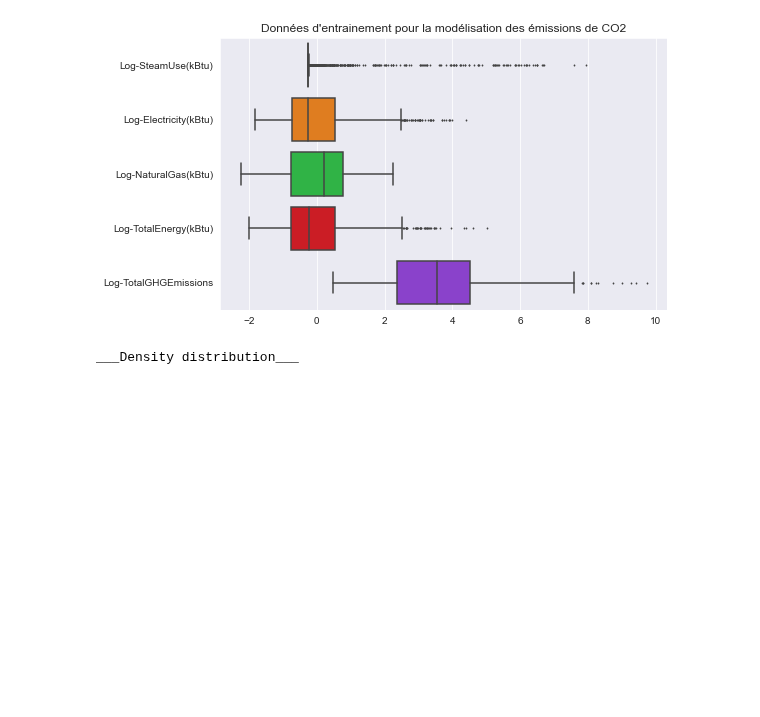
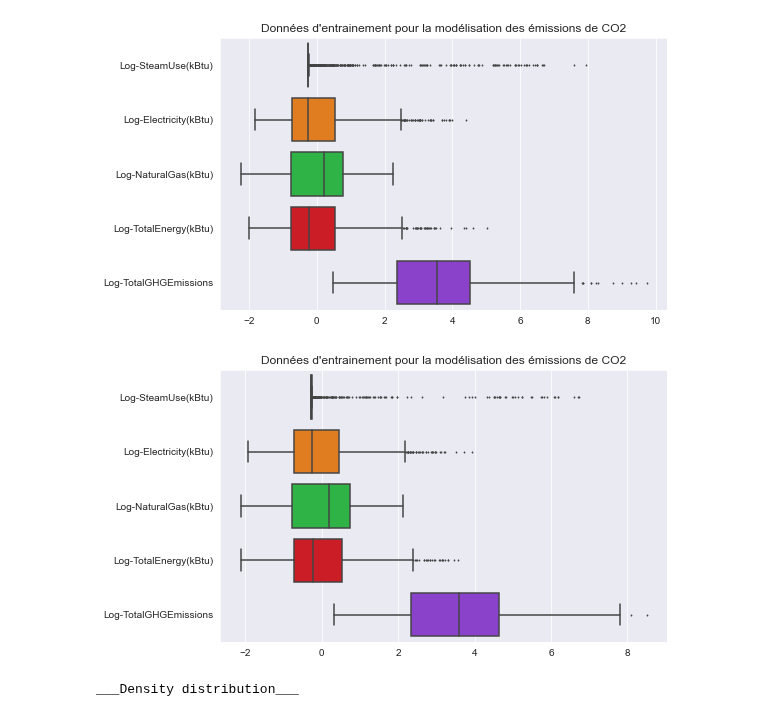
Before and after one commit to oumeima-elgharbi/P4_Data_Science_OpenClassrooms, a Jupyter notebook: TEST_Feature_Engineering_CO2.ipynb, the cells around one changed output. Cells and saved outputs as stored; diff of their text form; code cells hidden in the pictures; blank space fills up the shorter version.

```diff
--- a/test_CO2.ipynb
+++ b/TEST_Feature_Engineering_CO2.ipynb
@@ -216,6 +216,17 @@ bp.set_ylabel("")
 plt.show()
 # %% [output]
 [figure]
+# %%
+# Distribution des variables du jeu d'entrainement
+plt.figure(figsize=(8,5))
+plt.title('Données d\'entrainement pour la modélisation des émissions de CO2')
+bp = sns.boxplot(x='value', y='variable', data=pd.melt(test_CO2_std), palette='bright',
+                 flierprops=dict(markersize=1, markerfacecolor='gray'))
+bp.set_xlabel("")
+bp.set_ylabel("")
+plt.show()
+# %% [output]
+[figure, added]
 # %%
 density(train_CO2)
 # %% [output]
```
Also changed, not shown: parts of 5 cells of this notebook, 2 other files.
